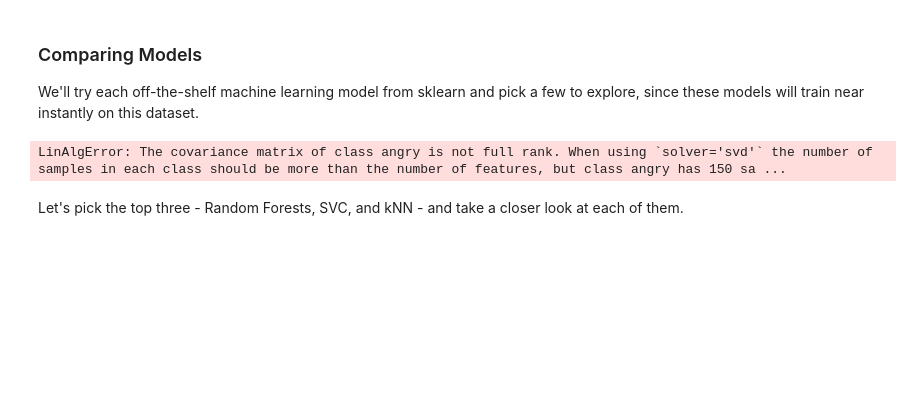
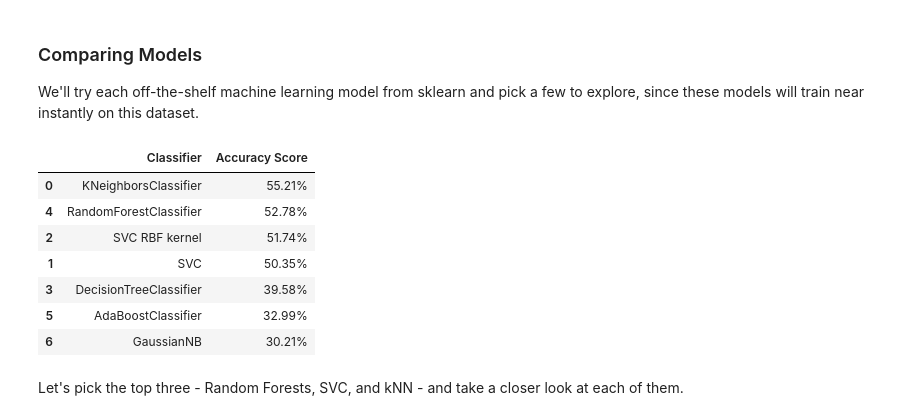
Before and after one commit to jihyebook-star/Week3-ClassicML, a Jupyter notebook: Week_3_MachineLearning.ipynb, the cells around one changed output. Drawn from its saved outputs; the diff is of its cells as text; code cells hidden in the pictures; blank space fills up the shorter version.

```diff
--- a/Week_3_MachineLearning.ipynb
+++ b/Week_3_MachineLearning.ipynb
@@ -415,33 +431,41 @@ We'll try each off-the-shelf machine learning model from sklearn and pick a few
 # %%
 from sklearn.neighbors import KNeighborsClassifier
 from sklearn.svm import SVC
 from sklearn.tree import DecisionTreeClassifier
 from sklearn.ensemble import RandomForestClassifier, AdaBoostClassifier
 from sklearn.naive_bayes import GaussianNB
 from sklearn.discriminant_analysis import QuadraticDiscriminantAnalysis
 
 classification_models = [
     KNeighborsClassifier(),#(3),
     SVC(kernel='linear'),#, C=0.025),
     SVC(kernel='rbf'),
     DecisionTreeClassifier(),#max_depth=5),
     RandomForestClassifier(),#max_depth=5, n_estimators=10, max_features=1),
     AdaBoostClassifier(),
     GaussianNB(),
-    QuadraticDiscriminantAnalysis()]
+    #QuadraticDiscriminantAnalysis()
+    ]
 
 scores = []
 for model in classification_models:
     model.fit(X_train_scaled, y_train)
     score = model.score(X_test_scaled, y_test)
     model_name = type(model).__name__
     if model_name=='SVC' and model.kernel=='rbf': model_name+=' RBF kernel'
     scores.append((model_name,(f'{100*score:.2f}%')))
 # Make it pretty
 scores_df = pd.DataFrame(scores,columns=['Classifier','Accuracy Score'])
 scores_df.sort_values(by='Accuracy Score',axis=0,ascending=False)
 # %% [output]
-LinAlgError: The covariance matrix of class angry is not full rank. When using `solver='svd'` the number of samples in each class should be more than the number of features, but class angry has 150 sa ...
+|  | Classifier | Accuracy Score |
+| 0 | KNeighborsClassifier | 55.21% |
+| 4 | RandomForestClassifier | 52.78% |
+| 2 | SVC RBF kernel | 51.74% |
+| 1 | SVC | 50.35% |
+| 3 | DecisionTreeClassifier | 39.58% |
+| 5 | AdaBoostClassifier | 32.99% |
+| 6 | GaussianNB | 30.21% |
 # %% [markdown]
 Let's pick the top three - Random Forests, SVC, and kNN - and take a closer look at each of them.
 # %% [markdown]
```
Also changed, not shown: parts of 1 cell of this notebook.
